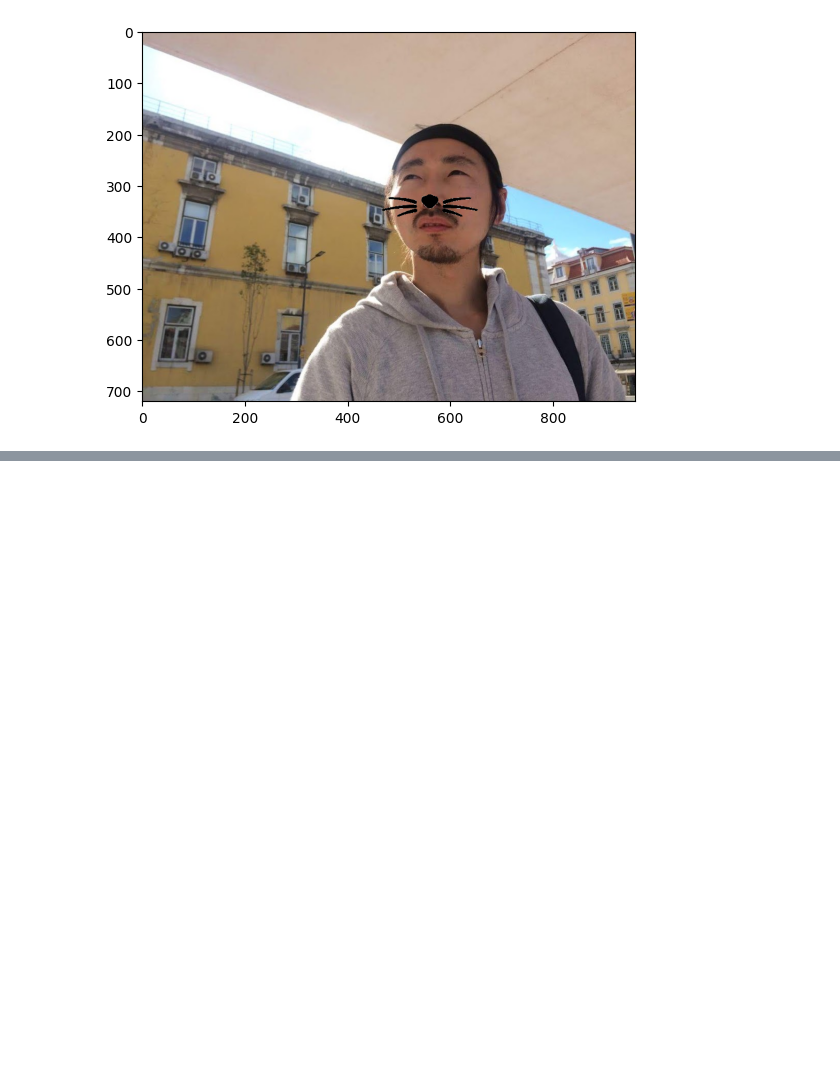
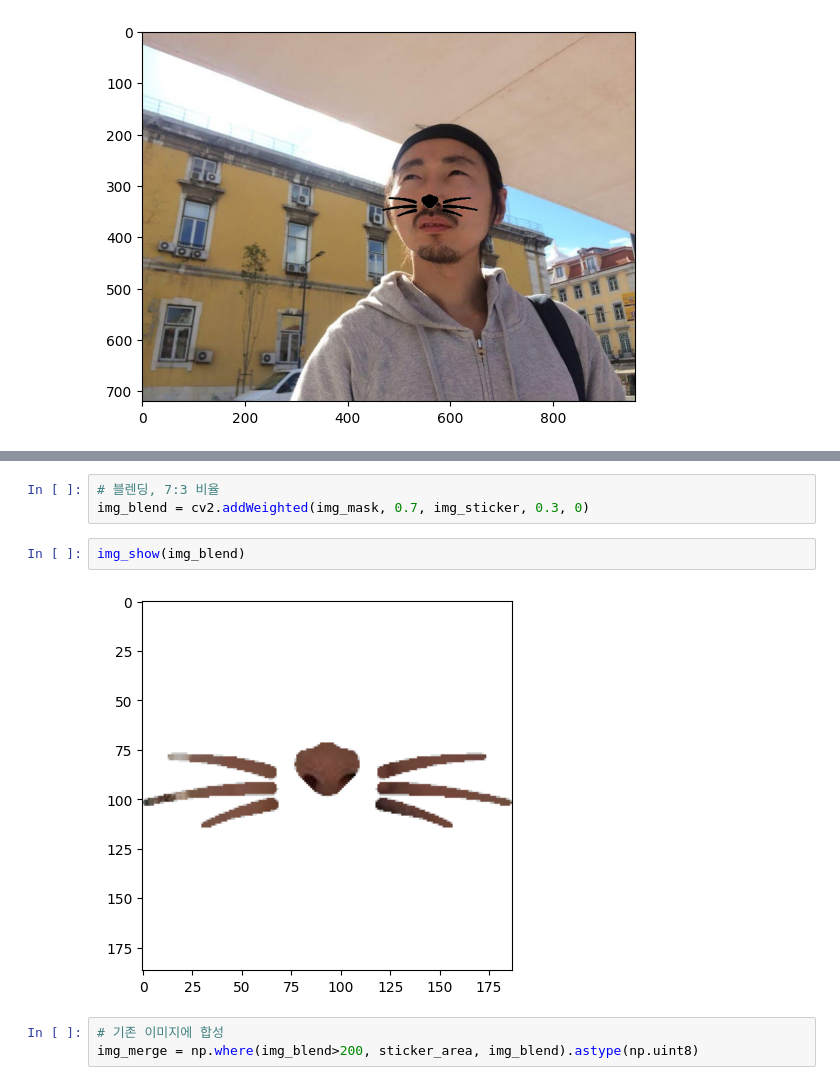
Before and after one commit to knachinen/aiffel_quest, a Jupyter notebook: m3_exploration_06/expl_06_prj_main.ipynb, the cells around one changed output, grey strips where cells are left out. Cells and saved outputs as stored; diff of their text form; blank space fills up the shorter version.

```diff
--- a/m3_exploration_06/expl_06_prj_main.ipynb
+++ b/m3_exploration_06/expl_06_prj_main.ipynb
@@ -174,0 +190,10 @@ plt.show()
+# %%
+# 블렌딩, 7:3 비율
+img_blend = cv2.addWeighted(img_mask, 0.7, img_sticker, 0.3, 0)
+# %%
+img_show(img_blend)
+# %% [output]
+[figure, added]
+# %%
+# 기존 이미지에 합성
+img_merge = np.where(img_blend>200, sticker_area, img_blend).astype(np.uint8)
```
Also changed, not shown: parts of 20 cells of this notebook.
